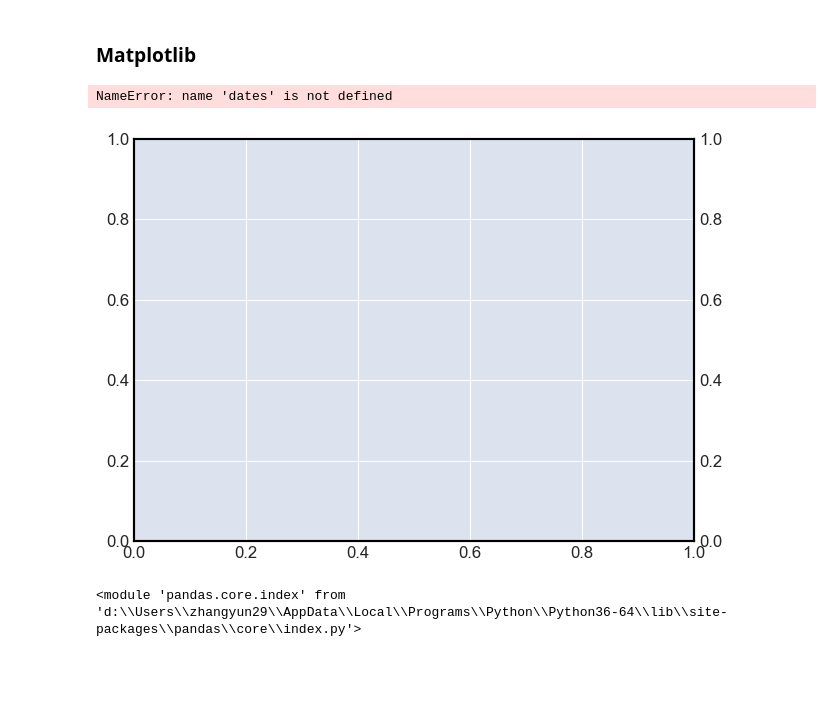
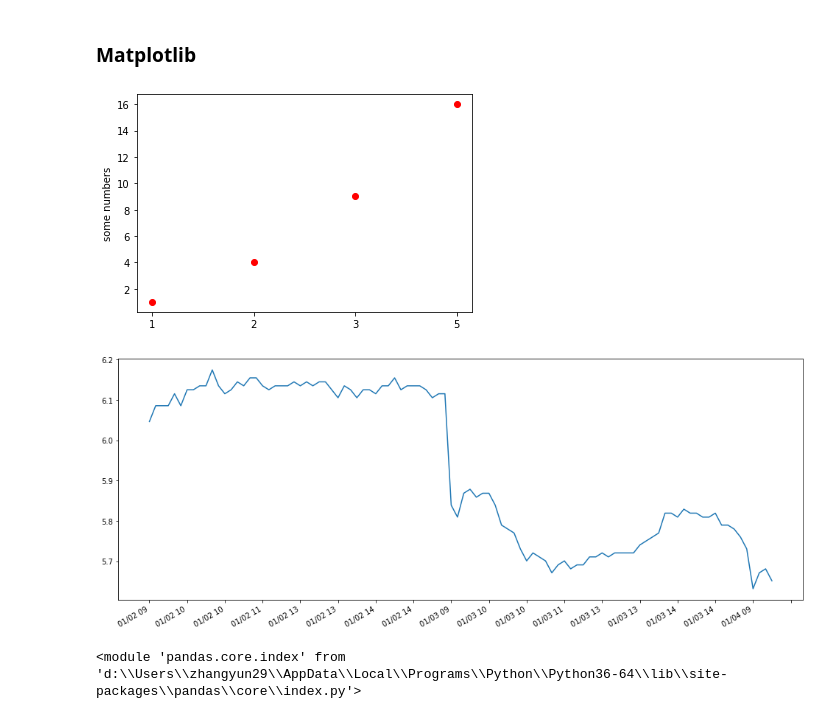
Before and after one commit to Audrey-Zhang/trading, a Jupyter notebook: LayerModel5.ipynb, the cells around one changed output. Saved outputs shown, nothing was run; the diff lists cells and outputs as text; code cells hidden in the pictures; blank space fills up the shorter version.

```diff
--- a/LayerModel5.ipynb
+++ b/LayerModel5.ipynb
@@ -327,8 +327,9 @@ x = dt_df['close'].values.tolist()
 dt = dt_df.iloc[:20]
 dt = dt[['open', 'high', 'low','close']]
 dt.index.name = 'Date'
-# %%
-mpf.plot(dt, type='candle')
-# %% [output]
-NameError: name 'dates' is not defined
-[figure, removed]
+# %%
+plt.plot(['1', '2', '3', '5'], [1, 4, 9, 16], 'ro')
+plt.ylabel('some numbers')
+plt.show()
+# %% [output]
+[figure, added]
@@ -334,0 +340,26 @@ NameError: name 'dates' is not defined
+# %%
+fig, ax = plt.subplots(figsize=(1200/72,480/72))
+
+tm = dt_df.index[99]
+ydata = dt_df.loc[:tm,'close'].values
+xdata = np.arange(len(ydata))
+
+# format the ticks
+tmLabel = dt_df.loc[:tm,'close'].index
+x_fmt = [x.strftime("%m/%d %H") for x in tmLabel]
+
+def format_date(x,pos=None):
+    x = int(x)
+    if x<0 or x>len(x_fmt)-1:
+        return ''
+    return x_fmt[x]
+
+ax.xaxis.set_major_formatter(ticker.FuncFormatter(format_date))
+ax.xaxis.set_major_locator(ticker.MultipleLocator(6))
+
+
+ax.plot(xdata,ydata)
+fig.autofmt_xdate()
+plt.show()
+# %% [output]
+[figure, added]
```
Also changed, not shown: parts of 6 cells of this notebook.
